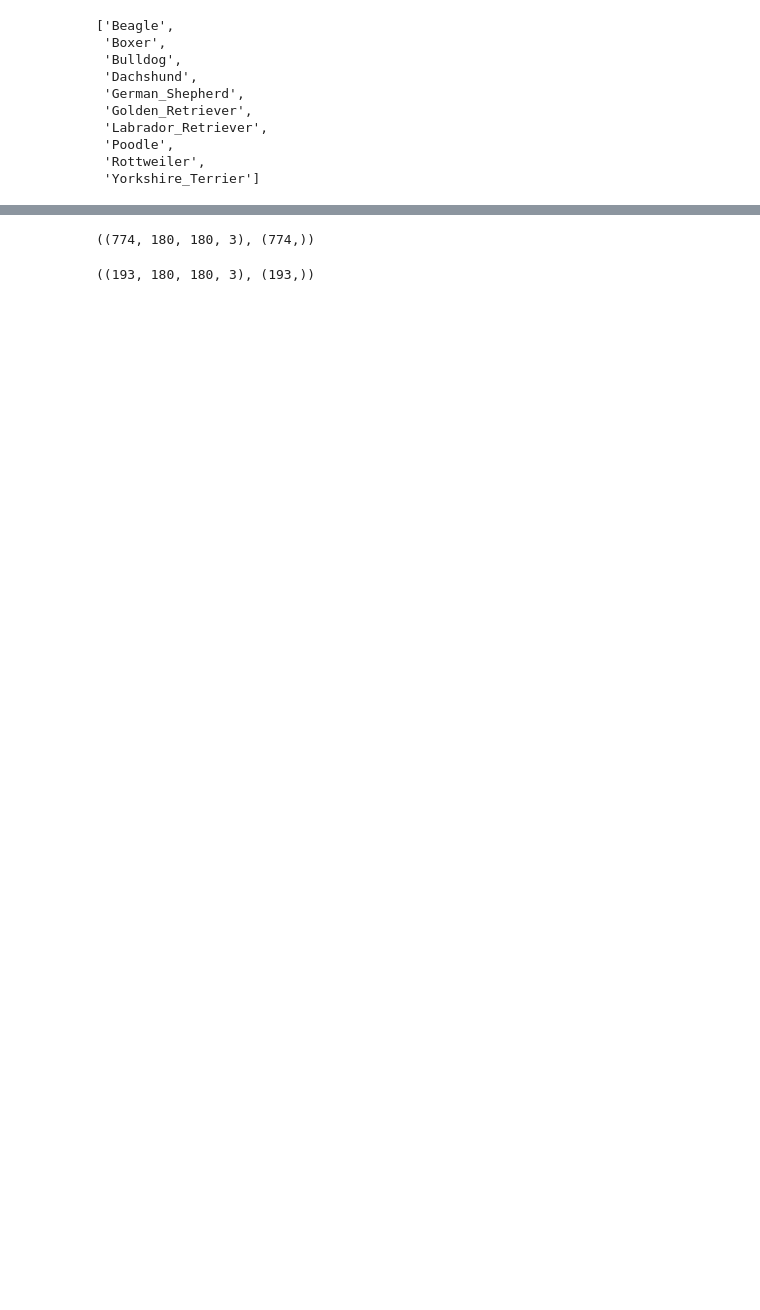
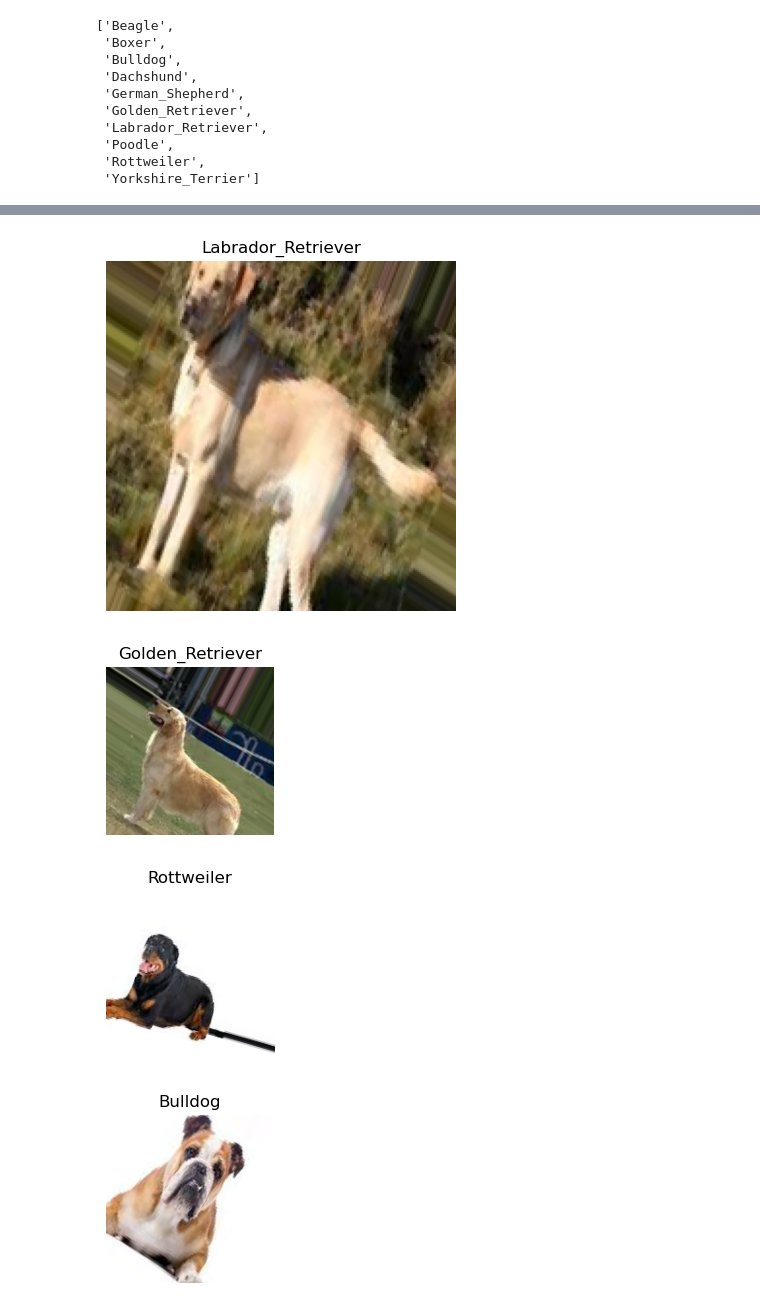
Before and after one commit to GakuruIan/dog_breed_classifier, a Jupyter notebook: breed_classifier.ipynb, the cells around one changed output, grey strips where cells are left out. Saved outputs shown, nothing was run; the diff lists cells and outputs as text; code cells hidden in the pictures; blank space fills up the shorter version.

```diff
--- a/breed_classifier.ipynb
+++ b/breed_classifier.ipynb
@@ -95,6 +81,5 @@ Using 193 files for validation.
 # %%
-class_names= train_ds.class_names
-# class_names = list(train_ds.class_indices.keys())
+class_names = list(train_ds.class_indices.keys())
 class_names
 # %% [output]
 ['Beagle',
@@ -107,15 +92,3 @@ class_names
  'Poodle',
  'Rottweiler',
  'Yorkshire_Terrier']
-# %%
-plt.figure(figsize=(10,10))
-
-#take(1) - used to specify the number of batch to take from your dataset
-
-for images,labels in train_ds.take(1):
-    for i in range(9):
-        ax =plt.subplot(3,3,i+1)
-        plt.imshow(images[i].numpy().astype('uint8'))
-        plt.title(class_names[labels[i]])
-        plt.axis("off")
-        plt.show()
@@ -133,30 +94,0 @@ for images,labels in train_ds.take(1):
-# %%
-# convert dataset to numpy array
-images_list,labels_list = [],[]
-
-for images,labels in train_ds:
-    images_list.append(images.numpy().astype('uint8'))
-    labels_list.append(labels.numpy().astype('uint8'))
-# %%
-# converting validation data set
-val_images_list,val_labels_list = [],[]
-
-for images,labels in val_ds:
-    val_images_list.append(images.numpy().astype('uint8'))
-    val_labels_list.append(labels.numpy().astype('uint8'))
-# %%
-# putting all the batches into a single list
-X_train = np.concatenate(images_list, axis=0)
-y_train = np.concatenate(labels_list, axis=0)
-
-X_train.shape,y_train.shape
-# %% [output]
-((774, 180, 180, 3), (774,))
-# %%
-# putting all the batches into a single list
-X_test = np.concatenate(val_images_list, axis=0)
-y_test = np.concatenate(val_labels_list, axis=0)
-
-X_test.shape,y_test.shape
-# %% [output]
-((193, 180, 180, 3), (193,))
@@ -168,0 +95,19 @@ X_test_scaled= normalizer(X_test)
+# %%
+plt.figure(figsize=(10,10))
+
+for i,(images,labels) in enumerate(train_ds):
+    for j in range(3):
+        label_index = np.argmax(labels[j])
+        ax =plt.subplot(2,2,j+1)
+        plt.title(class_names[label_index])
+        plt.imshow(images[j])
+        plt.axis("off")
+        plt.show()
+
+    if i ==1:
+      break;
+# %% [output]
+[figure, added]
+[figure, added]
+[figure, added]
+[figure, added]
```
Also changed, not shown: parts of 20 cells of this notebook, 1 other file.
